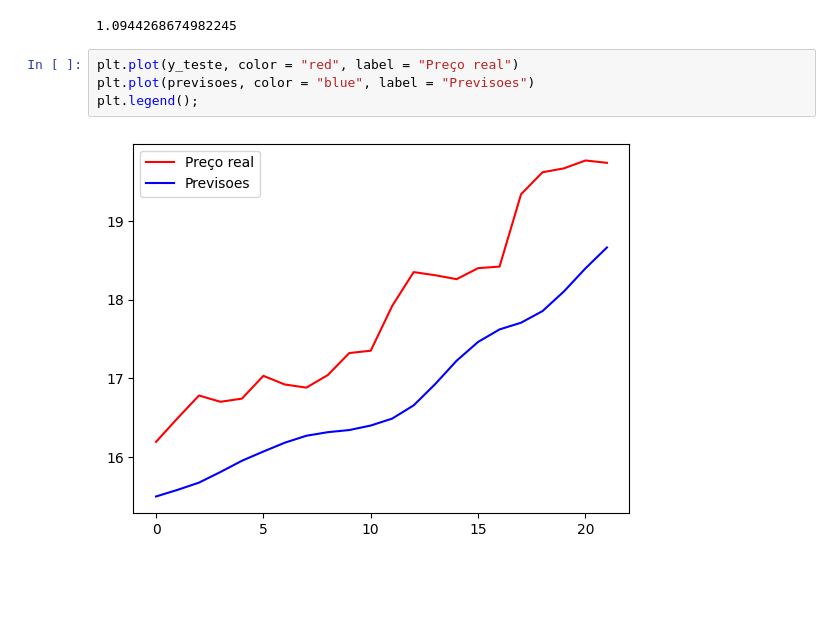
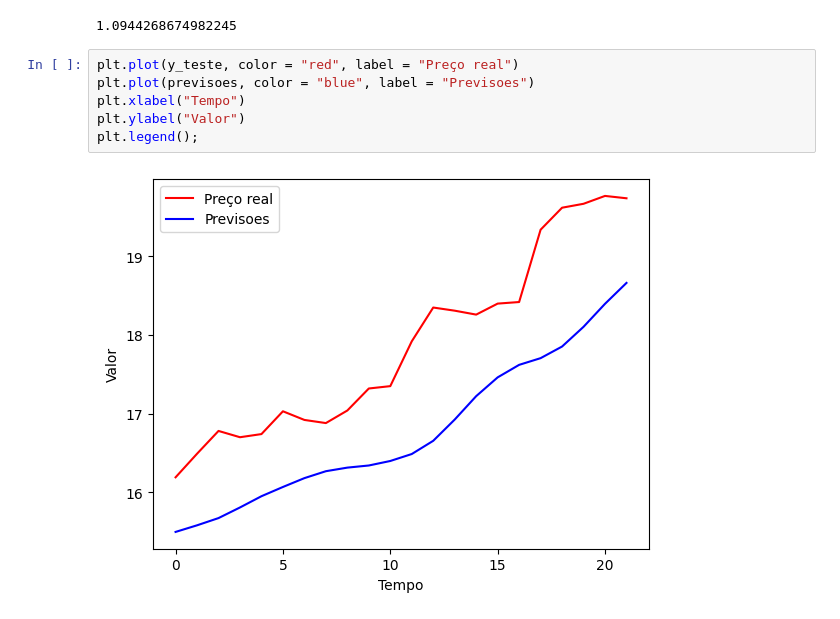
Before and after one commit to adrianofpereira/DeepLearningWithPython, a Jupyter notebook: TimesSeriesStocksPTR4.ipynb, the cells around one changed output. Cells and saved outputs as stored; diff of their text form; blank space fills up the shorter version.

```diff
--- a/TimesSeriesStocksPTR4.ipynb
+++ b/TimesSeriesStocksPTR4.ipynb
@@ -371,6 +371,8 @@ mean_absolute_error(y_teste, previsoes)
 # %%
 plt.plot(y_teste, color = "red", label = "Preço real")
 plt.plot(previsoes, color = "blue", label = "Previsoes")
+plt.xlabel("Tempo")
+plt.ylabel("Valor")
 plt.legend();
 # %% [output]
-[figure, old version]
+[figure, new version]
```
